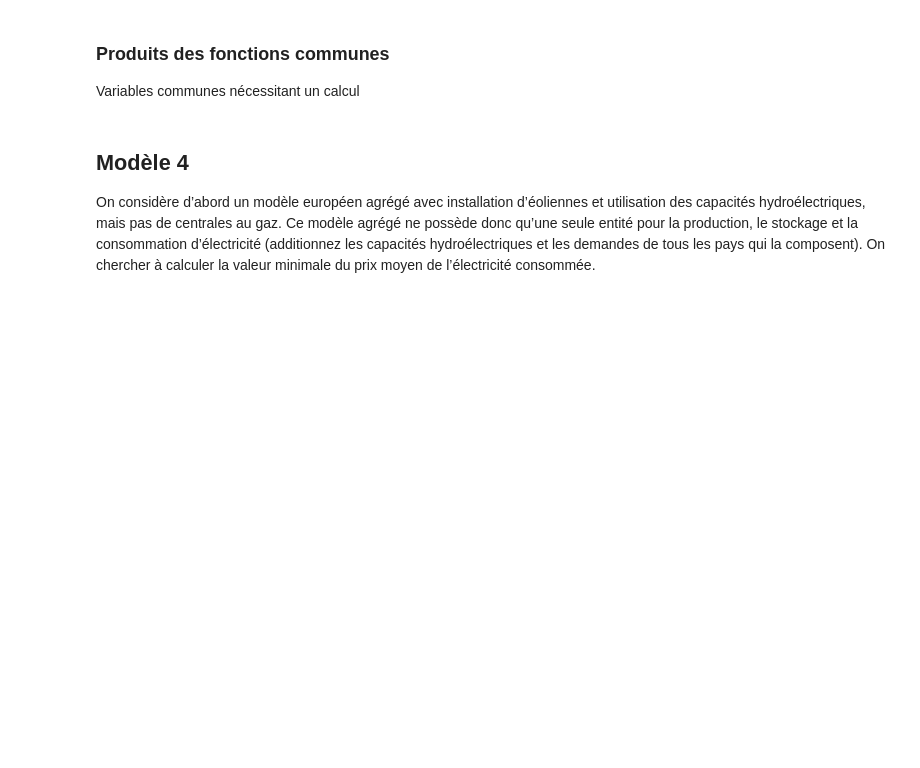
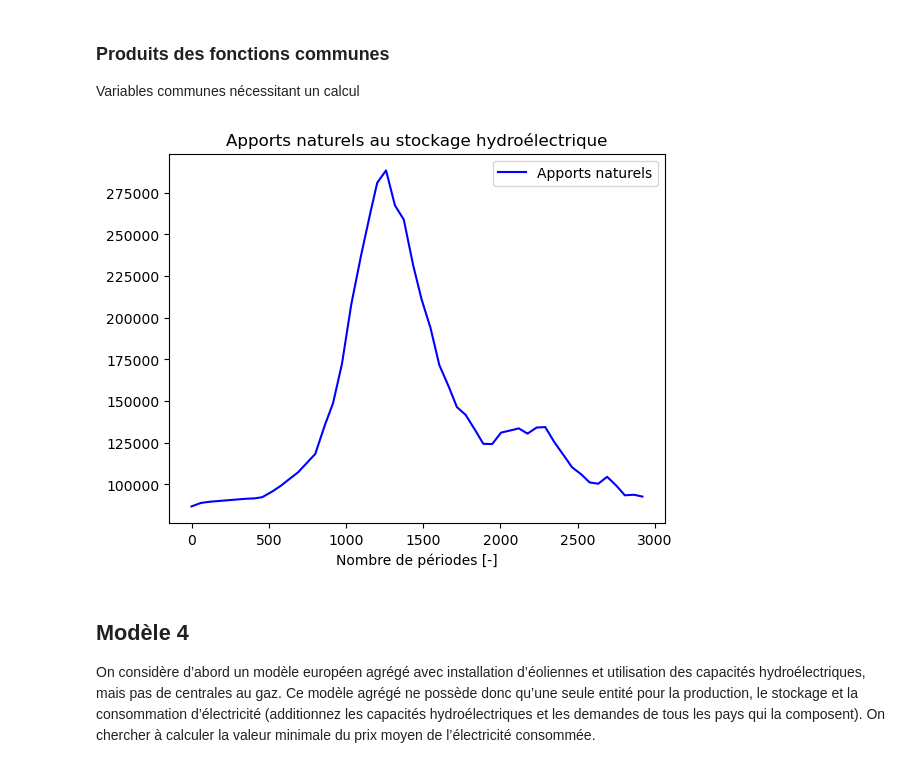
Before and after one commit to igivotron/LINMA1702, a Jupyter notebook: P2/Partie2-LINMA1702.ipynb, the cells around one changed output. Saved outputs shown, nothing was run; the diff lists cells and outputs as text; code cells hidden in the pictures; blank space fills up the shorter version.

```diff
--- a/P2/Partie2-LINMA1702.ipynb
+++ b/P2/Partie2-LINMA1702.ipynb
@@ -63,7 +72,7 @@ Water = np.sum(data.getHydroData(), axis=0)
 6 mois (1/2 an)   : 4380
 1 an   (365 jours): 8760
 """
-h = 1002
+h = 8760
 
 # Longueur de la période utilisée
 T = 3
@@ -114,26 +123,29 @@ Variables communes nécessitant un calcul
 # %%
 # Périodisation de D
 d = periodisation(np.array([D]), T)
 d = np.transpose(d)
 # E : matrice de la production éolienne par site par période
 E = E_eolienne(R, c, T)
 # s : scalaire, stockage total hydroélectrique
 s = np.sum(stockage)
 # pPompage : scalaire, puissance de pompage totale
 pPompage = np.sum(pompage)
 # pTurbinage : scalaire, puissance de turbinage totale
 pTurbinage = np.sum(turbinage)
 # Périodisation de W
 wA = periodisation(np.array([W]), T)
 wA = np.transpose(wA)
 # Matrice L
 L = np.tril(np.ones((t,t)))
 
 plt.plot(np.arange(t), wA, 'b', label="Apports naturels")
 #plt.plot(np.arange(t), T*pTurbinage*np.ones((t)), 'r', label="Max sortie")
 plt.title("Apports naturels au stockage hydroélectrique")
+plt.xlabel("Nombre de périodes [-]")
 plt.legend()
 plt.show()
+# %% [output]
+[figure, added]
 # %% [markdown]
 ## Modèle 4
 On considère d’abord un modèle européen agrégé avec installation d’éoliennes et utilisation des capacités hydroélectriques, mais pas de centrales au gaz. Ce modèle agrégé ne possède donc qu’une seule entité pour la production, le stockage et la consommation d’électricité (additionnez les capacités hydroélectriques et les demandes de tous les pays qui la composent).
```
Also changed, not shown: parts of 20 cells of this notebook, 3 other files.
